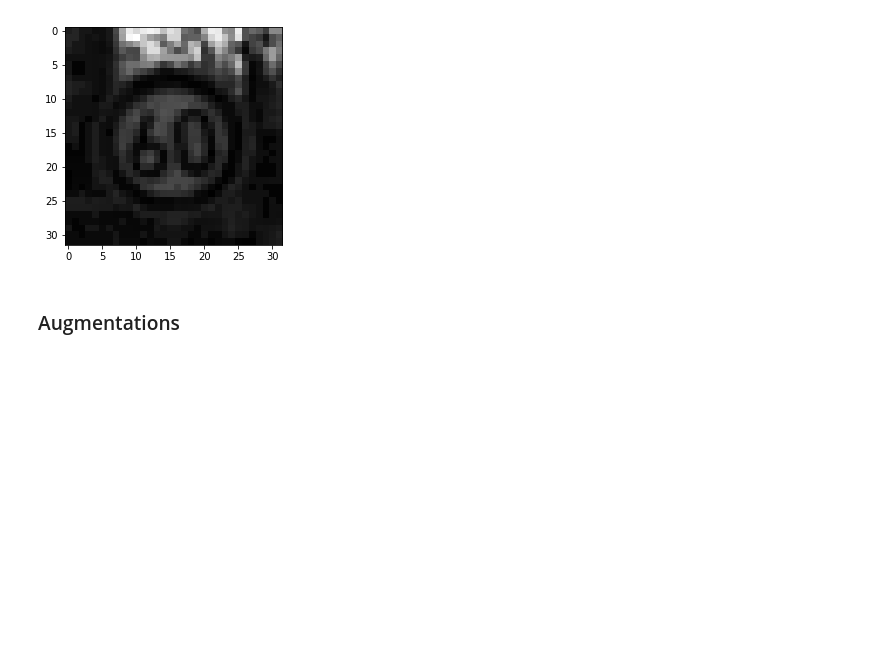
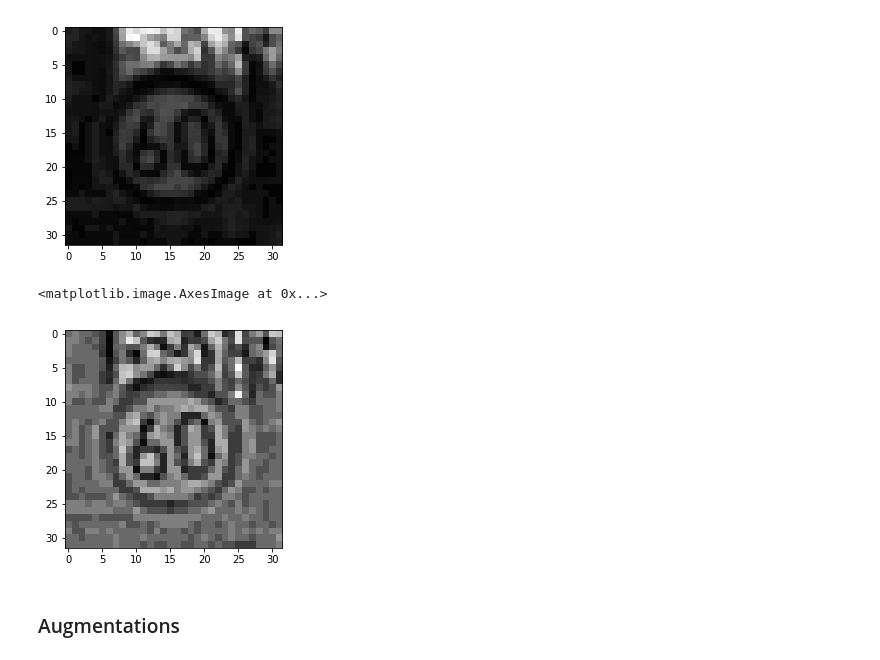
Before and after one commit to turangojayev/CarND-Traffic-Sign-Classifier-Project, a Jupyter notebook: Traffic_Sign_Classifier.ipynb, the cells around one changed output. Cells and saved outputs as stored; diff of their text form; code cells hidden in the pictures; blank space fills up the shorter version.

```diff
--- a/Traffic_Sign_Classifier.ipynb
+++ b/Traffic_Sign_Classifier.ipynb
@@ -247,6 +256,13 @@ plt.imshow(equalized, cmap='gray')
 # %% [output]
 <matplotlib.image.AxesImage at 0x...>
 [figure]
+# %%
+from augmentations import contrast_normalization
+
+plt.imshow(contrast_normalization(img), cmap='gray')
+# %% [output]
+<matplotlib.image.AxesImage at 0x...>
+[figure, added]
 # %% [markdown]
 ### Augmentations
 # %%
```
Also changed, not shown: parts of 16 cells of this notebook, 1 other file.
